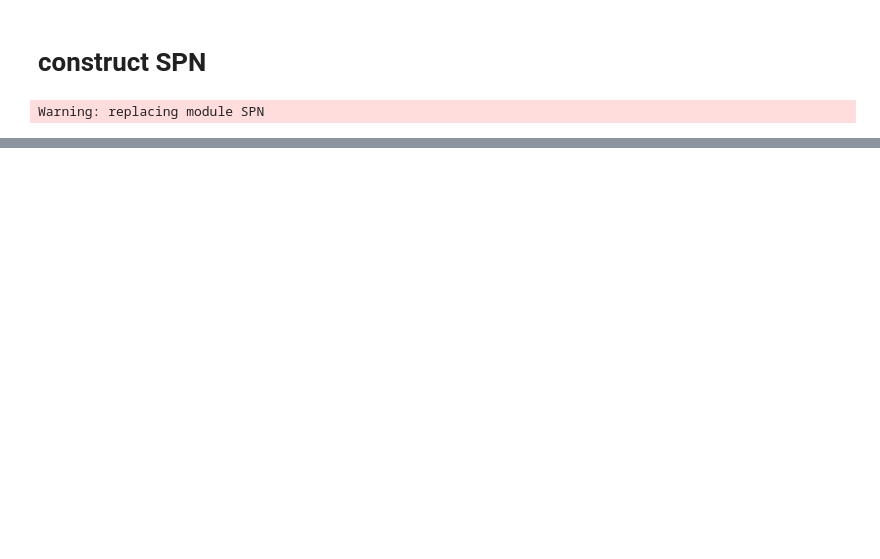
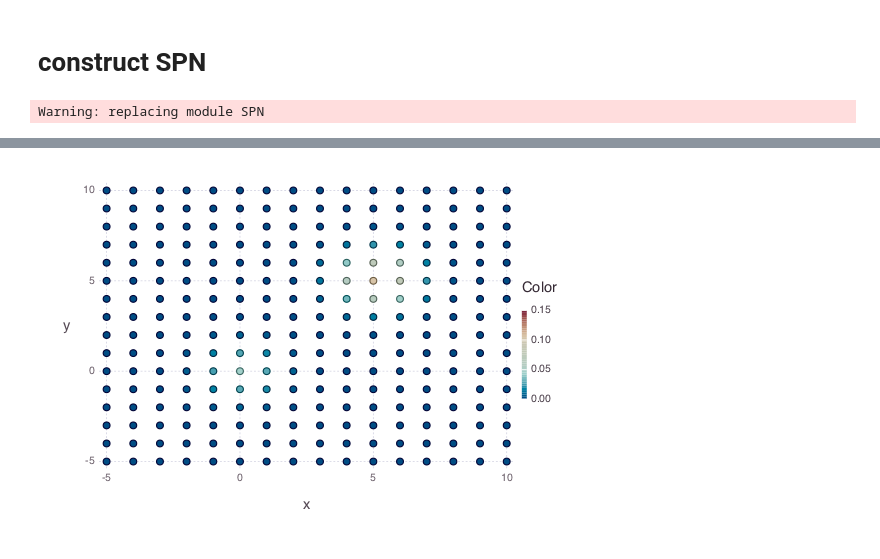
Before and after one commit to trappmartin/SumProductNetworks.jl, a Jupyter notebook: playground/generative SPN.ipynb, the cells around one changed output, grey strips where cells are left out. Saved outputs shown, nothing was run; the diff lists cells and outputs as text; code cells hidden in the pictures; blank space fills up the shorter version.

```diff
--- a/playground/generative SPN.ipynb
+++ b/playground/generative SPN.ipynb
@@ -58,0 +63,15 @@ plot( x = x, y = exp(p), Geom.line )
+# %%
+root = SPN.SumNode(0)
+
+pnode1 = SPN.ProductNode(1)
+
+SPN.add!(pnode1, SPN.UnivariateNode(fit(Normal, X1[1,:]), 1))
+SPN.add!(pnode1, SPN.UnivariateNode(fit(Normal, X1[2,:]), 2))
+
+pnode2 = SPN.ProductNode(2)
+
+SPN.add!(pnode2, SPN.UnivariateNode(fit(Normal, X2[1,:]), 1))
+SPN.add!(pnode2, SPN.UnivariateNode(fit(Normal, X2[2,:]), 2))
+
+SPN.add!(root, pnode1)
+SPN.add!(root, pnode2)
@@ -58,0 +85,19 @@ plot( x = x, y = exp(p), Geom.line )
+# %%
+x = -5:10
+X = zeros(2, length(x) ^ 2)
+
+for (ii, i) in enumerate(x)
+    for (jj, j) in enumerate(x)
+
+        ix = ii - 1
+
+        X[1,jj + ix*(length(x))] = i
+        X[2,jj + ix*(length(x))] = j
+    end
+end
+
+p = SPN.llh(root, X)
+
+plot(x = X[1,:], y = X[2,:], color=exp(p), Geom.point)
+# %% [output]
+[figure, added]
```
Also changed, not shown: parts of 9 cells of this notebook, 3 other files.
